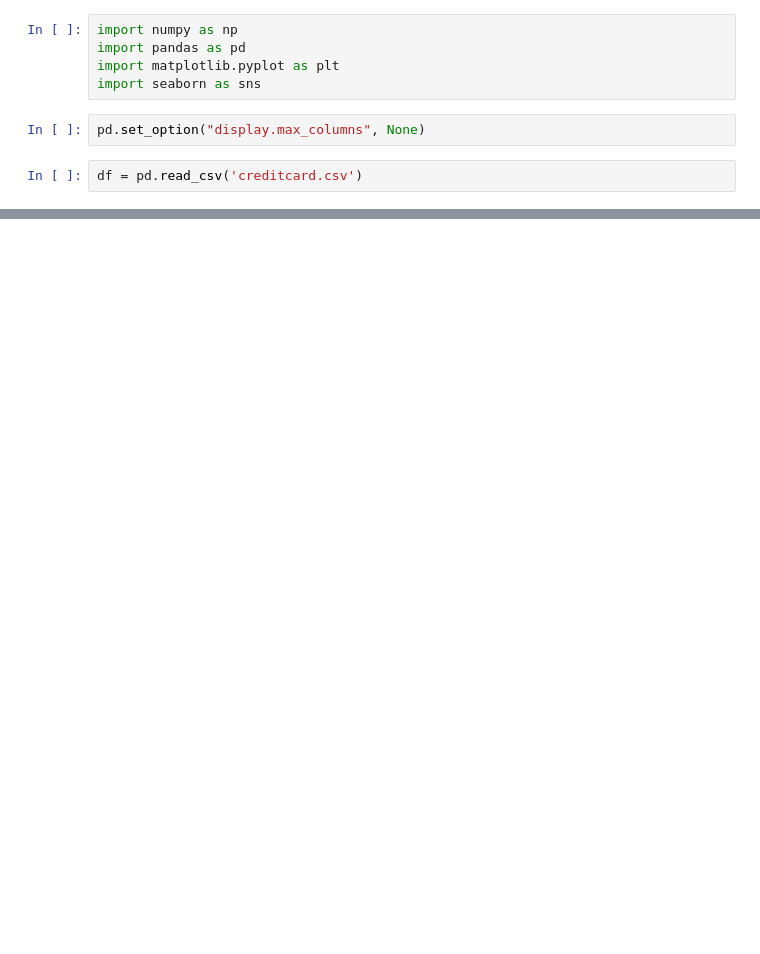
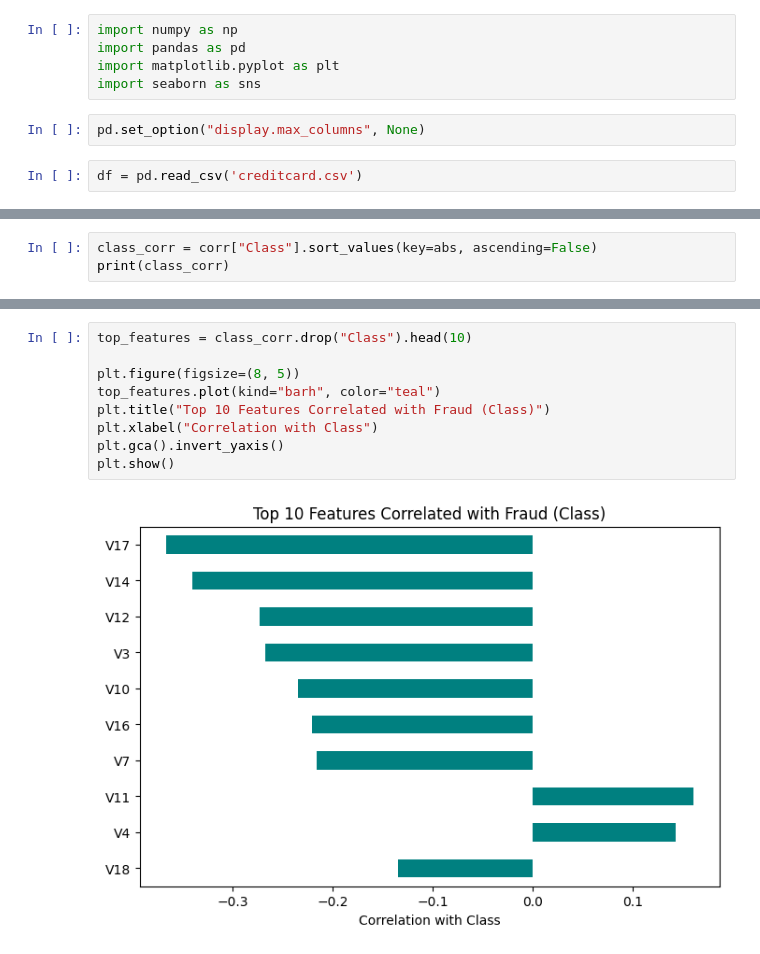
Before and after one commit to raheel-9deem/needlescope-fraud-detection, a Jupyter notebook: notebooks/01_EDA.ipynb, the cells around one changed output, grey strips where cells are left out. Cells and saved outputs as stored; diff of their text form; blank space fills up the shorter version.

```diff
--- a/notebooks/01_EDA.ipynb
+++ b/notebooks/01_EDA.ipynb
@@ -152,0 +161,3 @@ V4 -> fraud mean: 4.54 | genuine mean: -0.01
+# %%
+class_corr = corr["Class"].sort_values(key=abs, ascending=False)
+print(class_corr)
@@ -152,0 +182,11 @@ V4 -> fraud mean: 4.54 | genuine mean: -0.01
+# %%
+top_features = class_corr.drop("Class").head(10)
+
+plt.figure(figsize=(8, 5))
+top_features.plot(kind="barh", color="teal")
+plt.title("Top 10 Features Correlated with Fraud (Class)")
+plt.xlabel("Correlation with Class")
+plt.gca().invert_yaxis()
+plt.show()
+# %% [output]
+[figure, added]
```
Also changed, not shown: parts of 20 cells of this notebook.
